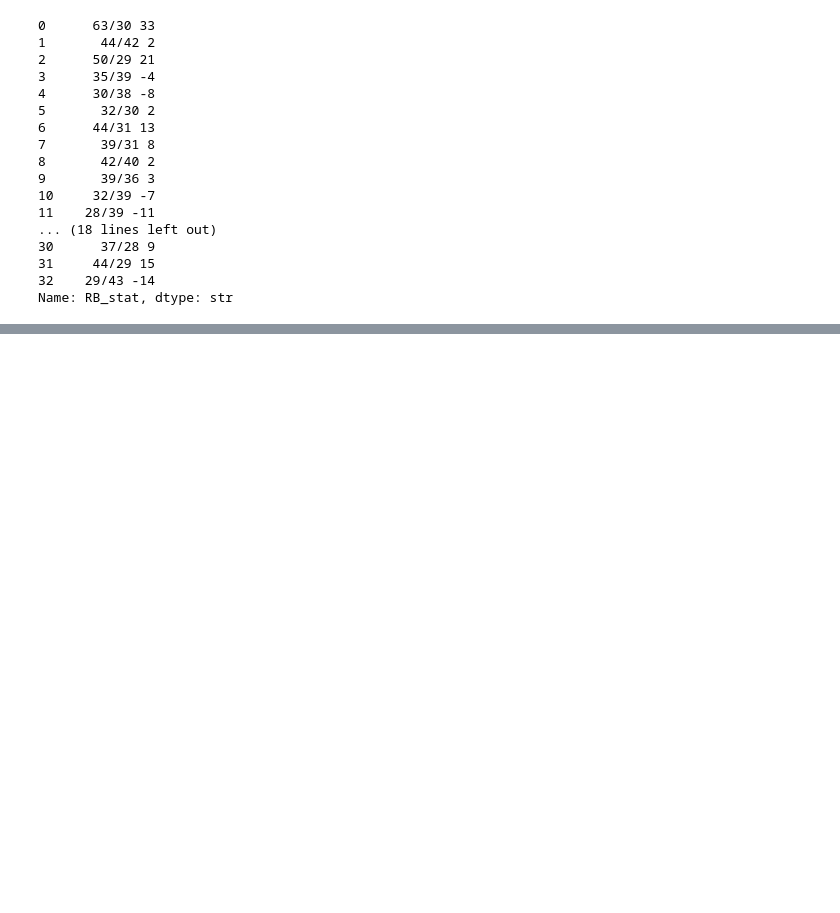
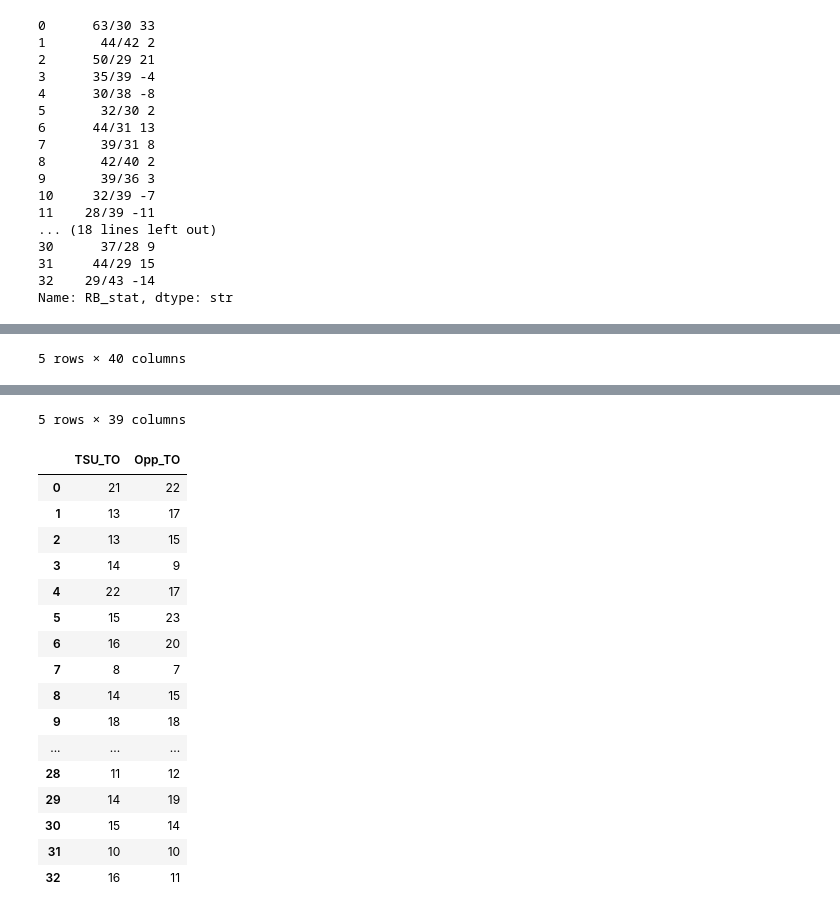
Before and after one commit to e-harrell/TSUBasketball, a Jupyter notebook: initial code.ipynb, the cells around one changed output, grey strips where cells are left out. Drawn from its saved outputs; the diff is of its cells as text; code cells hidden in the pictures; blank space fills up the shorter version.

```diff
--- a/initial code.ipynb
+++ b/initial code.ipynb
@@ -1568,0 +1677,10 @@ df[["TSU_RB", "Opp_RB"]]
+# %%
+#splitting the TO_stat
+df[["TSU_TO", "Opp_TO"]] = df.TO_stat.str.split("/", expand=True)
+df.head()
+#remove variable
+df=df.drop(columns="TO_stat")
+df.head()
+#look at new columns
+df[["TSU_TO", "Opp_TO"]]
+# %% [output]
@@ -1568,0 +1693 @@ df[["TSU_RB", "Opp_RB"]]
+5 rows × 40 columns
@@ -1568,0 +1700,18 @@ df[["TSU_RB", "Opp_RB"]]
+5 rows × 39 columns
+|  | TSU_TO | Opp_TO |
+| 0 | 21 | 22 |
+| 1 | 13 | 17 |
+| 2 | 13 | 15 |
+| 3 | 14 | 9 |
+| 4 | 22 | 17 |
+| 5 | 15 | 23 |
+| 6 | 16 | 20 |
+| 7 | 8 | 7 |
+| 8 | 14 | 15 |
+| 9 | 18 | 18 |
+| ... | ... | ... |
+| 28 | 11 | 12 |
+| 29 | 14 | 19 |
+| 30 | 15 | 14 |
+| 31 | 10 | 10 |
+| 32 | 16 | 11 |
```
Also changed, not shown: parts of 26 cells of this notebook.
